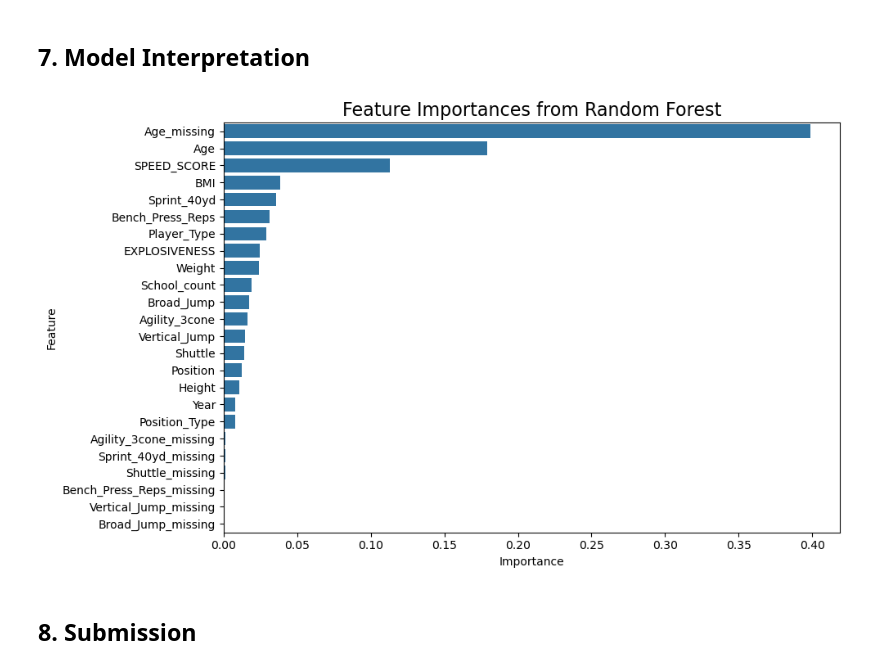
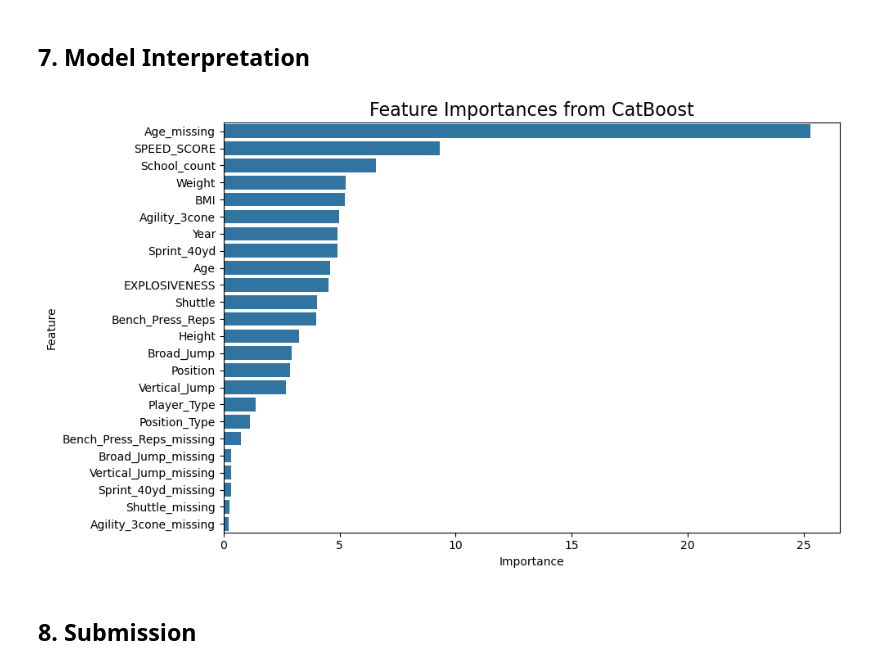
Before and after one commit to koushik0004/omnicampus-competition, a Jupyter notebook: competition_workbench.ipynb, the cells around one changed output. Saved outputs shown, nothing was run; the diff lists cells and outputs as text; code cells hidden in the pictures.

Commit message:
execution | Phase 10: Compare Candidate Models And Promote Winner | performing better way

```diff
--- a/competition_workbench.ipynb
+++ b/competition_workbench.ipynb
@@ -304,18 +388,18 @@ Average Validation AUC: 0.8284
 # %%
 feature_importances = pd.DataFrame({
     'Feature': X.columns,
     'Importance': model.feature_importances_
 }).sort_values(by='Importance', ascending=False)
 
 plt.figure(figsize=(10, 6))
 sns.barplot(data=feature_importances, x='Importance', y='Feature')
-plt.title('Feature Importances from Random Forest', fontsize=16)
+plt.title(f'Feature Importances from {selected_model_name}', fontsize=16)
 plt.xlabel('Importance')
 plt.ylabel('Feature')
 plt.tight_layout()
 plt.show()
 # %% [output]
-[figure, old version]
+[figure, new version]
 # %% [markdown]
 ## 8. Submission
 # %%
```
Also changed, not shown: parts of 11 cells of this notebook, 3 other files.
